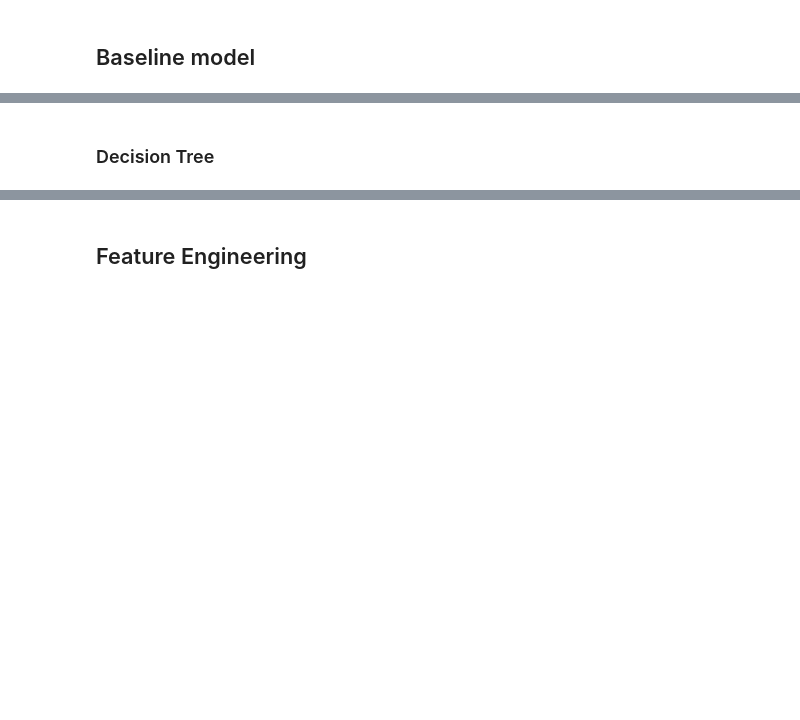
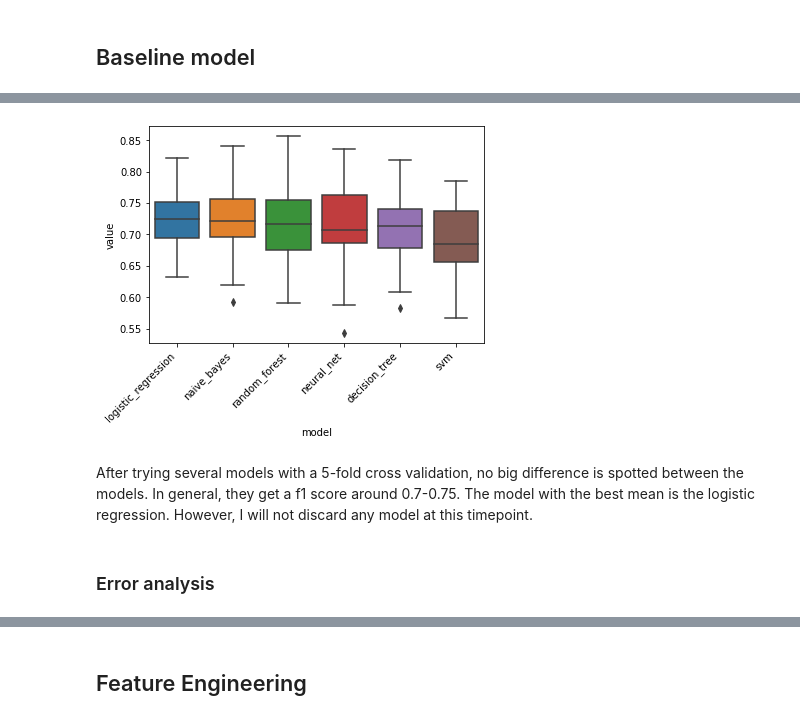
Before and after one commit to Amoralpa11/kaggle-titanic, a Jupyter notebook: data_exploratory_analysis.ipynb, the cells around one changed output, grey strips where cells are left out. Drawn from its saved outputs; the diff is of its cells as text; code cells hidden in the pictures; blank space fills up the shorter version.

Commit message:
Implement error analysis

```diff
--- a/data_exploratory_analysis.ipynb
+++ b/data_exploratory_analysis.ipynb
@@ -372,3 +544,2 @@ data = data.dropna()
 # %%
-X = data.drop(["Survived", "Cabin", "PassengerId", "Name", "Ticket"], axis=1)
-y = data.Survived
+X = data.drop(["Cabin", "PassengerId", "Name", "Ticket"], axis=1).dropna()
@@ -377,3 +546,6 @@ X
+# %%
+y = X.Survived
+X = X.drop("Survived", axis=1)
 # %%
 X = pd.get_dummies(X)
 # %%
@@ -419,2 +618,0 @@ print(f"result: {f1_mean:.3} +- {f1_sd:.3}")
-# %% [markdown]
-### Decision Tree
@@ -442,0 +619,40 @@ print(f"result: {f1_mean:.3} +- {f1_sd:.3}")
+# %%
+def fit_models(model_dict):
+
+    f1_df = pd.DataFrame(columns=["value", "model"])
+
+    error_df_dict = {}
+
+    for name, model in model_dict.items():
+
+        error_df_dict[name] = pd.DataFrame()
+
+        for i in range(10):
+            _, f1_list, cm_list, error_df = cross_fold_validation(model)
+
+            f1_df = pd.concat([f1_df, pd.DataFrame({"value":f1_list, "model": name})])
+
+            error_df_dict[name] = pd.concat([error_df_dict[name], error_df])
+
+    return f1_df, error_df_dict
+# %%
+# testing several models
+model_dict = {"naive_bayes": GaussianNB(),
+              "logistic_regression": LogisticRegression(solver="lbfgs", max_iter=300),
+              "decision_tree": tree.DecisionTreeClassifier(max_depth=4),
+              "svm": svm.SVC(gamma='scale'),
+              "random_forest": RandomForestClassifier(n_estimators=100),
+              "neural_net": MLPClassifier(max_iter = 5000)}
+
+f1_df, error_df_dict = fit_models(model_dict)
+# %%
+model_order = f1_df.groupby("model").mean().sort_values("value", ascending=False).index
+sns.boxplot(y="value", x = "model", data = f1_df, order=model_order)
+plt.xticks(rotation=45, ha="right")
+plt.show()
+# %% [output]
+[figure, added]
+# %% [markdown]
+After trying several models with a 5-fold cross validation, no big difference is spotted between the models. In general, they get a f1 score around 0.7-0.75. The model with the best mean is the logistic regression. However, I will not discard any model at this timepoint.
+# %% [markdown]
+### Error analysis
```
Also changed, not shown: parts of 50 cells of this notebook.
